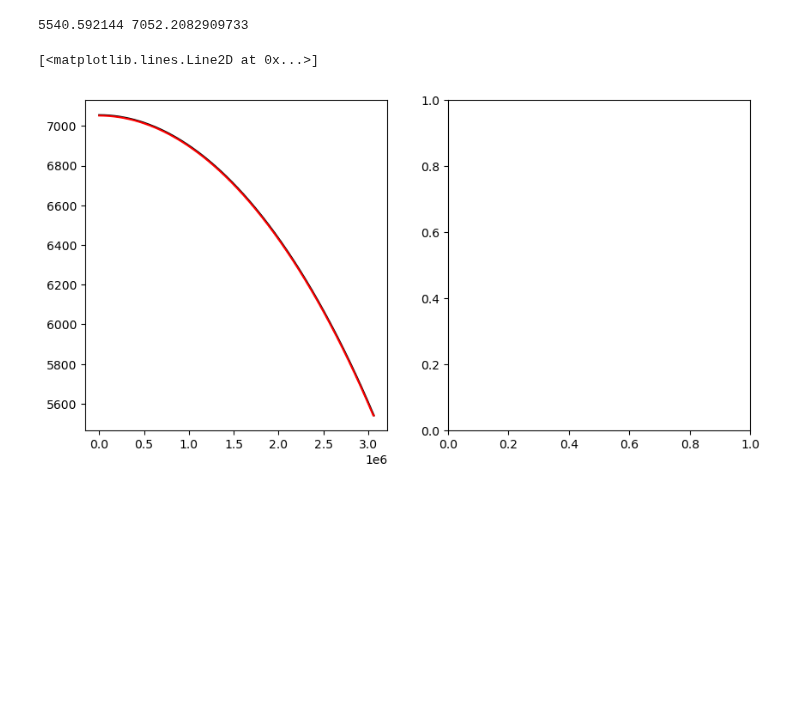
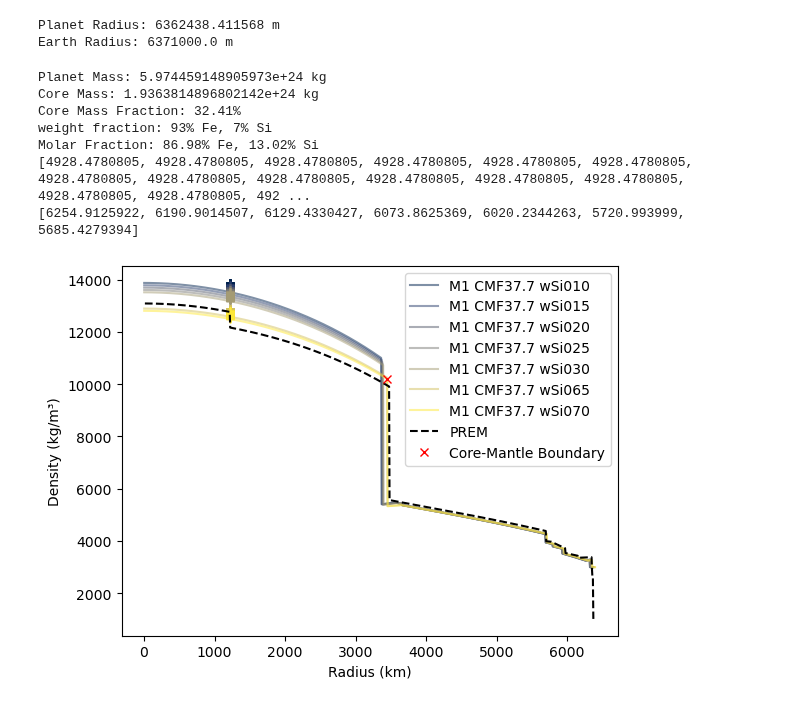
Before and after one commit to louis-mueller/geodynamo, a Jupyter notebook: core/Check_core_params-1.ipynb, the cells around one changed output. Cells and saved outputs as stored; diff of their text form; code cells hidden in the pictures; blank space fills up the shorter version.

Commit message:
new additions to density analysis of 1D Structure, new processing routine

```diff
--- a/core/Check_core_params-1.ipynb
+++ b/core/Check_core_params-1.ipynb
@@ -215,22 +140,53 @@ outer core concentration of M1_Fe3 13.29%
-# %%
-T1 = np.array(planets[prof]['T'])
-r = np.array(planets[prof]['r'])
-g = np.array(planets[prof]['g'])
-alpha = np.array(planets[prof]['alpha'])
-Cp = np.array(planets[prof]['Cp'])
-
-def T(r):
-    Temp = np.zeros_like(r)
-    Temp[0] = T1[0]
-    for i in range(len(r)-1):
-        i = len(r)-(i+1)
-        Temp[i] = T1[0] * np.exp(-sp.integrate.simps(alpha[:i]*g[:i]/Cp[:i],x=r[:i]))
-    return Temp
-
-fig, ax = plt.subplots(1,2, figsize=(10,5))
-ax[0].plot(r, T1, label='T1',color = 'k')
-ax[0].plot(r, T(r), label='T2',color = 'r')
-# %% [output]
-5540.592144 7052.2082909733
-[<matplotlib.lines.Line2D at 0x...>]
-[figure, removed]
+# %%
+sim = 'M1_Fe37-7_wSi010'
+print(f'Planet Radius: {planets[sim]['r'][0]} m')
+print(f'Earth Radius: {planets['PREM']['r'][999]} m')
+
+Ticb, Tcmb = [], []
+for prof in profs:
+    sim = prof[0:16]
+    plt.plot(planets[sim]['r']/1000, planets[sim]['rho'], label=labels[sim], color=clrs[profs.index(prof)], alpha = 0.5, linestyle='-')
+    for i in range(len(cores[sim]['r'])-1,0,-1):
+        if cores[sim]['r'][i] > ri:
+            ri_p = cores[sim]['r'][i]
+            Ticb.append(cores[sim]['T'][i])
+            break
+        Tcmb.append(cores[sim]['T'][0])
+        plt.plot(ri_p/1000, cores[sim]['rho'][i], 'r+', color=clrs[profs.index(prof)], alpha = 0.5)
+
+plt.plot(planets['PREM']['r']/1000, planets['PREM']['rho'], label='PREM', color='black', linestyle='--')
+plt.plot(cores[sim]['r'][0]/1000, cores[sim]['rho'][0], 'rx', label='Core-Mantle Boundary')
+
+m = 0
+for i in range(1,len(planets[sim]['r'])-1):
+    m += 4/3*np.pi*(planets[sim]['r'][i-1]**3-planets[sim]['r'][i]**3)*planets[sim]['rho'][i]
+
+m_c = 0
+for i in range(1,len(cores[sim]['r'])-1):
+    m_c += 4/3*np.pi*(cores[sim]['r'][i-1]**3-cores[sim]['r'][i]**3)*cores[sim]['rho'][i]
+
+plt.xlabel('Radius (km)')
+plt.ylabel('Density (kg/m³)')
+plt.legend()
+
+print(f'Planet Mass: {m} kg')
+print(f'Core Mass: {m_c} kg')
+print(f'Core Mass Fraction: {m_c/m:.2%}')
+XFe = (93/55.845)/(93/55.845 + 7/28.0855)  # Molar fraction Fe-7Si
+XSi = 1.0 - XFe  # Molar fraction Fe-7Si
+print(f'weight fraction: 93% Fe, 7% Si')
+print(f'Molar Fraction: {XFe:.2%} Fe, {XSi:.2%} Si')
+
+print(Tcmb)
+print(Ticb)
+# %% [output]
+Planet Radius: 6362438.411568 m
+Earth Radius: 6371000.0 m
+Planet Mass: 5.974459148905973e+24 kg
+Core Mass: 1.9363814896802142e+24 kg
+Core Mass Fraction: 32.41%
+weight fraction: 93% Fe, 7% Si
+Molar Fraction: 86.98% Fe, 13.02% Si
+[4928.4780805, 4928.4780805, 4928.4780805, 4928.4780805, 4928.4780805, 4928.4780805, 4928.4780805, 4928.4780805, 4928.4780805, 4928.4780805, 4928.4780805, 4928.4780805, 4928.4780805, 4928.4780805, 492 ...
+[6254.9125922, 6190.9014507, 6129.4330427, 6073.8625369, 6020.2344263, 5720.993999, 5685.4279394]
+[figure, added]
```
Also changed, not shown: parts of 5 cells of this notebook, 7 other files.
